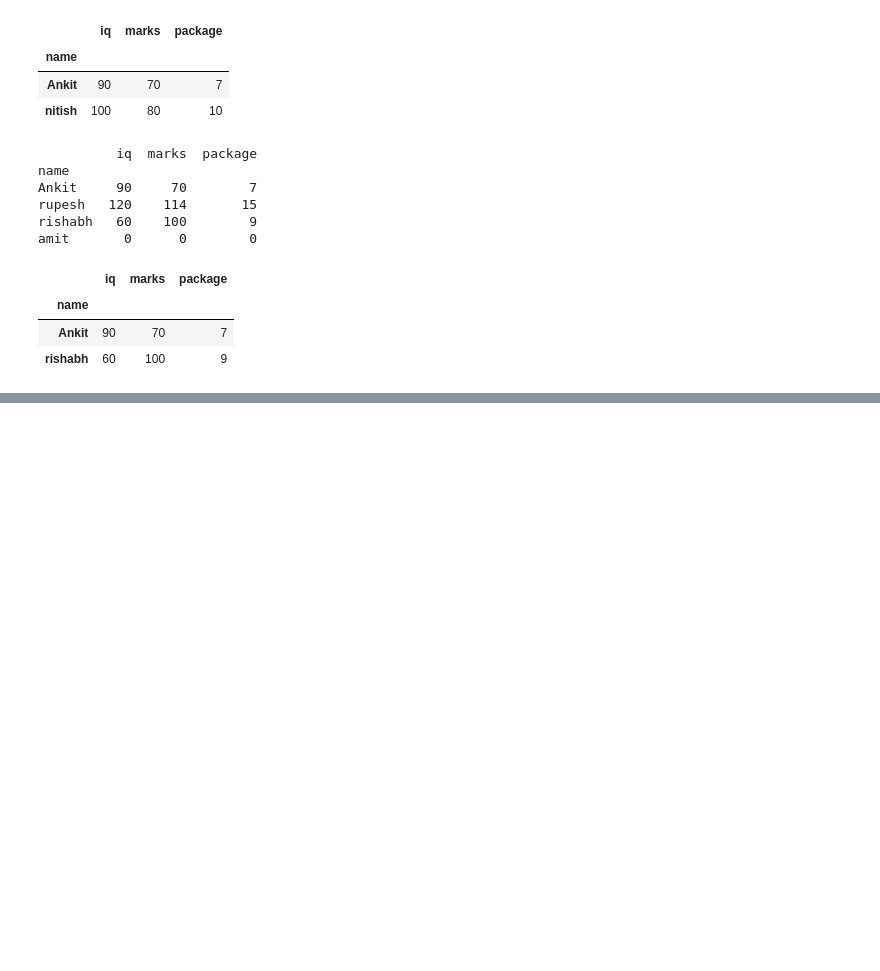
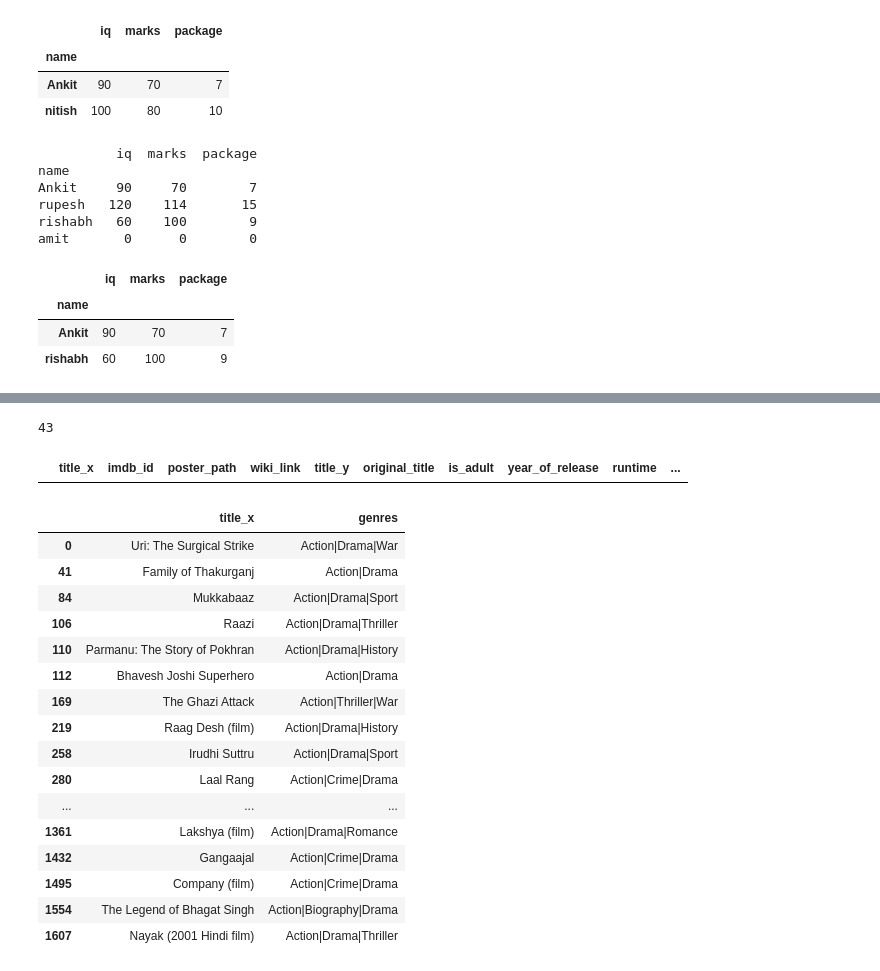
Before and after one commit to GitAnkit-hub/Learning-Pandas, a Jupyter notebook: 01dataframes.ipynb, the cells around one changed output, grey strips where cells are left out. Saved outputs shown, nothing was run; the diff lists cells and outputs as text; code cells hidden in the pictures; blank space fills up the shorter version.

```diff
--- a/01dataframes.ipynb
+++ b/01dataframes.ipynb
@@ -582,0 +700,46 @@ amit       0      0        0
+# %%
+#movies with rating higher than 8 and votes > 1000
+
+
+
+mvs[(mvs['imdb_rating'] >8) & (mvs['imdb_votes'] >10000)]['title_x']  # 43 movies
+
+mvs[(mvs['imdb_rating'] >8) & (mvs['imdb_votes'] >10000)]['title_x'].shape[0]
+# %% [output]
+43
+# %%
+#Action movies with rating higher than 7.5
+
+mvs[(mvs['imdb_rating']>7.5) & (mvs['genres'] ==  'Action')]
+
+#single genre presence is not there
+# %% [output]
+|  | title_x | imdb_id | poster_path | wiki_link | title_y | original_title | is_adult | year_of_release | runtime | ... |
+# %%
+mvs['genres']
+
+# str(mvs['genres'])
+
+# mask1 = mvs['genres'].str.split('|').apply(lambda x: 'Action' in x)
+# x is represting a list
+
+mask1 = mvs['genres'].str.contains('Action')
+mvs[mask1 & (mvs['imdb_rating'] > 7.5)][['title_x', 'genres']] # 33
+# %% [output]
+|  | title_x | genres |
+| 0 | Uri: The Surgical Strike | Action|Drama|War |
+| 41 | Family of Thakurganj | Action|Drama |
+| 84 | Mukkabaaz | Action|Drama|Sport |
+| 106 | Raazi | Action|Drama|Thriller |
+| 110 | Parmanu: The Story of Pokhran | Action|Drama|History |
+| 112 | Bhavesh Joshi Superhero | Action|Drama |
+| 169 | The Ghazi Attack | Action|Thriller|War |
+| 219 | Raag Desh (film) | Action|Drama|History |
+| 258 | Irudhi Suttru | Action|Drama|Sport |
+| 280 | Laal Rang | Action|Crime|Drama |
+| ... | ... | ... |
+| 1361 | Lakshya (film) | Action|Drama|Romance |
+| 1432 | Gangaajal | Action|Crime|Drama |
+| 1495 | Company (film) | Action|Crime|Drama |
+| 1554 | The Legend of Bhagat Singh | Action|Biography|Drama |
+| 1607 | Nayak (2001 Hindi film) | Action|Drama|Thriller |
```
Also changed, not shown: parts of 13 cells of this notebook.
